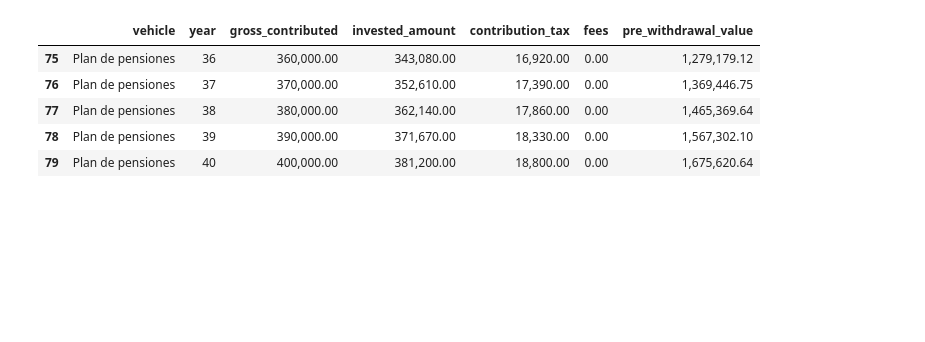
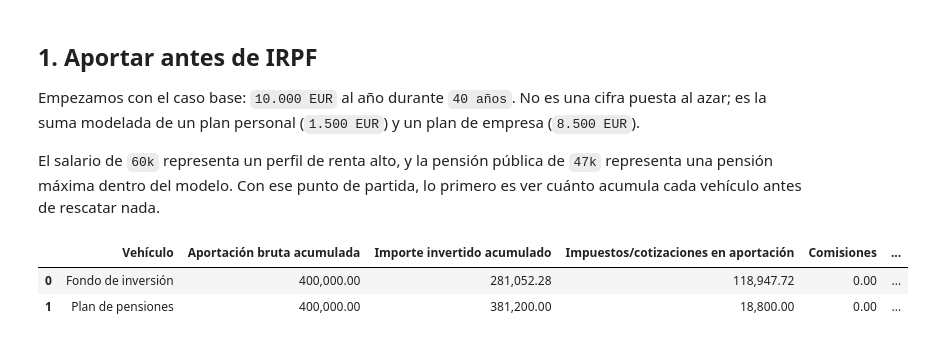
Before and after one commit to j-moralejo-pinas/pension-vs-index, a Jupyter notebook: notebooks/01_pension_vs_index_decision_analysis.ipynb, the cells around one changed output. Saved outputs shown, nothing was run; the diff lists cells and outputs as text; code cells hidden in the pictures; blank space fills up the shorter version.

```diff
--- a/notebooks/01_pension_vs_index_decision_analysis.ipynb
+++ b/notebooks/01_pension_vs_index_decision_analysis.ipynb
@@ -352,14 +514,18 @@ This section uses the explicit `PRIMARY_SCENARIO` parameters: 10k/year contribut
+# %% [markdown]
+## 1. Aportar antes de IRPF
+
+Empezamos con el caso base: `10.000 EUR` al año durante `40 años`. No es una cifra puesta al azar; es la suma modelada de un plan personal (`1.500 EUR`) y un plan de empresa (`8.500 EUR`).
+
+El salario de `60k` representa un perfil de renta alto, y la pensión pública de `47k` representa una pensión máxima dentro del modelo. Con ese punto de partida, lo primero es ver cuánto acumula cada vehículo antes de rescatar nada.
 # %%
 primary_config = build_config(PRIMARY_SCENARIO["config"])
 primary_vehicles, primary_history = simulate_all_accumulation(primary_config)
-primary_history.tail()
+primary_accumulation_summary = accumulation_summary(primary_history)
+tabla_es(primary_accumulation_summary)
 # %% [output]
-|  | vehicle | year | gross_contributed | invested_amount | contribution_tax | fees | pre_withdrawal_value |
-| 75 | Plan de pensiones | 36 | 360,000.00 | 343,080.00 | 16,920.00 | 0.00 | 1,279,179.12 |
-| 76 | Plan de pensiones | 37 | 370,000.00 | 352,610.00 | 17,390.00 | 0.00 | 1,369,446.75 |
-| 77 | Plan de pensiones | 38 | 380,000.00 | 362,140.00 | 17,860.00 | 0.00 | 1,465,369.64 |
-| 78 | Plan de pensiones | 39 | 390,000.00 | 371,670.00 | 18,330.00 | 0.00 | 1,567,302.10 |
-| 79 | Plan de pensiones | 40 | 400,000.00 | 381,200.00 | 18,800.00 | 0.00 | 1,675,620.64 |
+|  | Vehículo | Aportación bruta acumulada | Importe invertido acumulado | Impuestos/cotizaciones en aportación | Comisiones | ... |
+| 0 | Fondo de inversión | 400,000.00 | 281,052.28 | 118,947.72 | 0.00 | ... |
+| 1 | Plan de pensiones | 400,000.00 | 381,200.00 | 18,800.00 | 0.00 | ... |
 # %%
 plot_accumulation_history(primary_history)
 plt.show()
```
Also changed, not shown: parts of 64 cells of this notebook, 3 other files.
